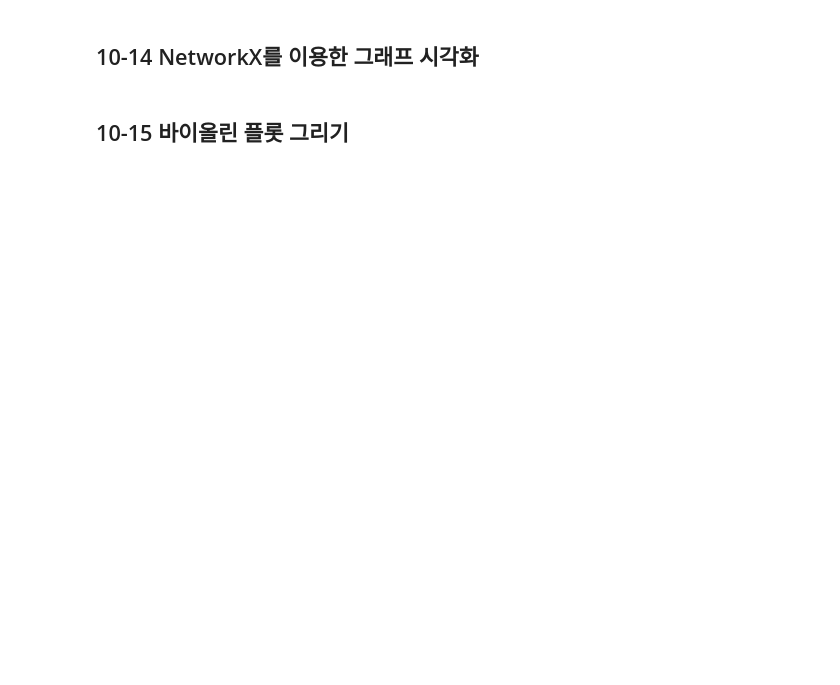
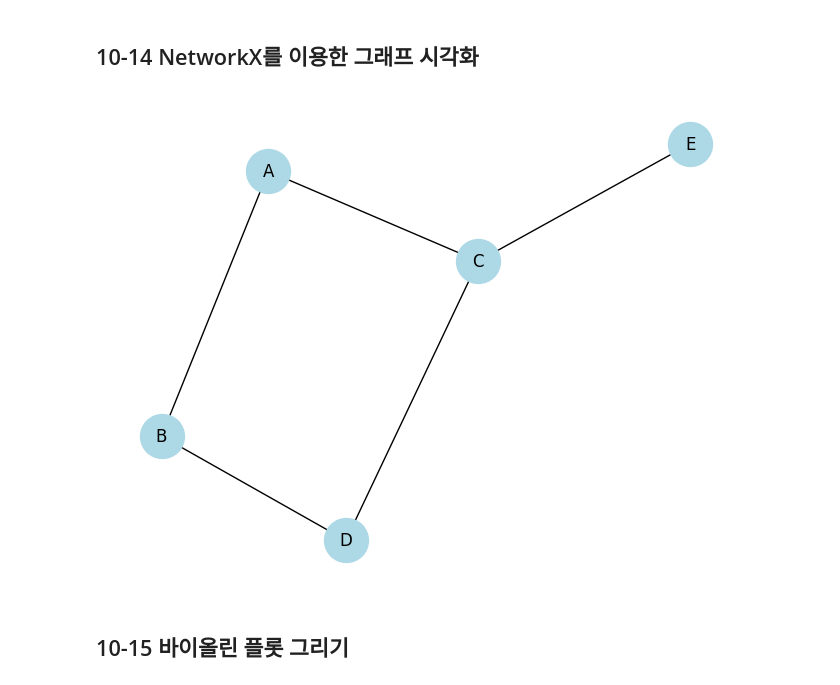
Before and after one commit to jlovechae/Data-Analysis-with-Open-Source, a Jupyter notebook: 오픈소스_데이터_분석_10강.ipynb, the cells around one changed output. Cells and saved outputs as stored; diff of their text form; code cells hidden in the pictures; blank space fills up the shorter version.

```diff
--- a/오픈소스_데이터_분석_10강.ipynb
+++ b/오픈소스_데이터_분석_10강.ipynb
@@ -331,19 +342,22 @@ map
 # %%
 import networkx as nx
 import matplotlib.pyplot as plt
 
 ## 그래프 객체 생성
 G = nx.Graph()
 
 ## 노드(정점) 추가
 G.add_nodes_from(["A", "B", "C", "D", "E"])
 
 ## 엣지(간선) 추가
 G.add_edges_from([("A", "B"), ("A", "C"), ("B", "D"), ("C", "D"), ("C", "E")])
 
 ## 그래프 시각화
+nx.draw(G, with_labels = True, node_size = 1000, node_color = 'lightblue')
 
 plt.show()
+# %% [output]
+[figure, added]
 # %% [markdown]
 ## 10-15 바이올린 플롯 그리기
 # %%
```
Also changed, not shown: parts of 13 cells of this notebook.
